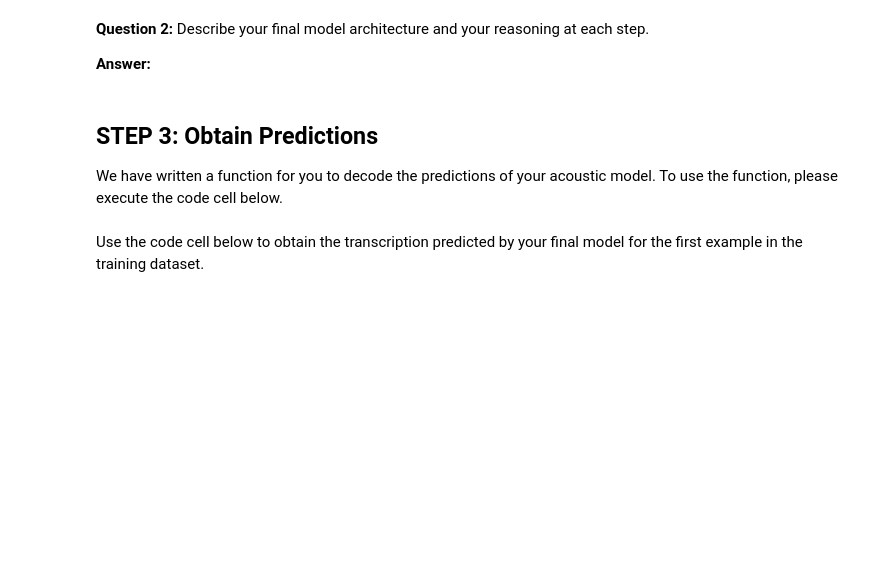
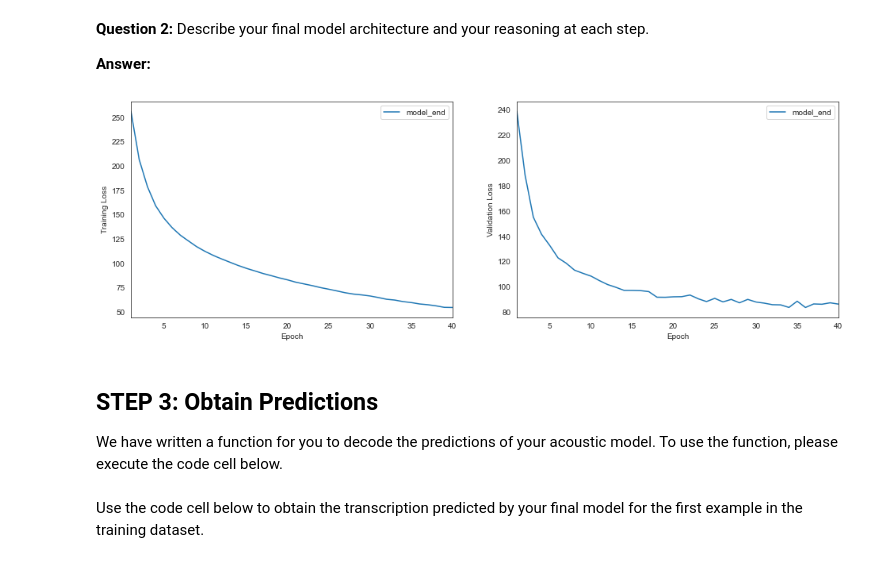
Before and after one commit to sdonatti/nd892-project-dnn-speech-recognizer, a Jupyter notebook: vui_notebook.ipynb, the cells around one changed output. Drawn from its saved outputs; the diff is of its cells as text; code cells hidden in the pictures; blank space fills up the shorter version.

Commit message:
Feature: Plot results from all model end candidates

```diff
--- a/vui_notebook.ipynb
+++ b/vui_notebook.ipynb
@@ -1339,7 +1341,9 @@ __Question 2:__ Describe your final model architecture and your reasoning at eac
 __Answer:__
 # %%
 # plot model end reference
-compare_models([m for m in all_pickles if 'model' in m])
+compare_models([m for m in all_pickles if 'model_end' in m])
+# %% [output]
+[figure, added]
 # %% [markdown]
 <a id='step3'></a>
 ## STEP 3: Obtain Predictions
```
Also changed, not shown: parts of 1 cell of this notebook.
